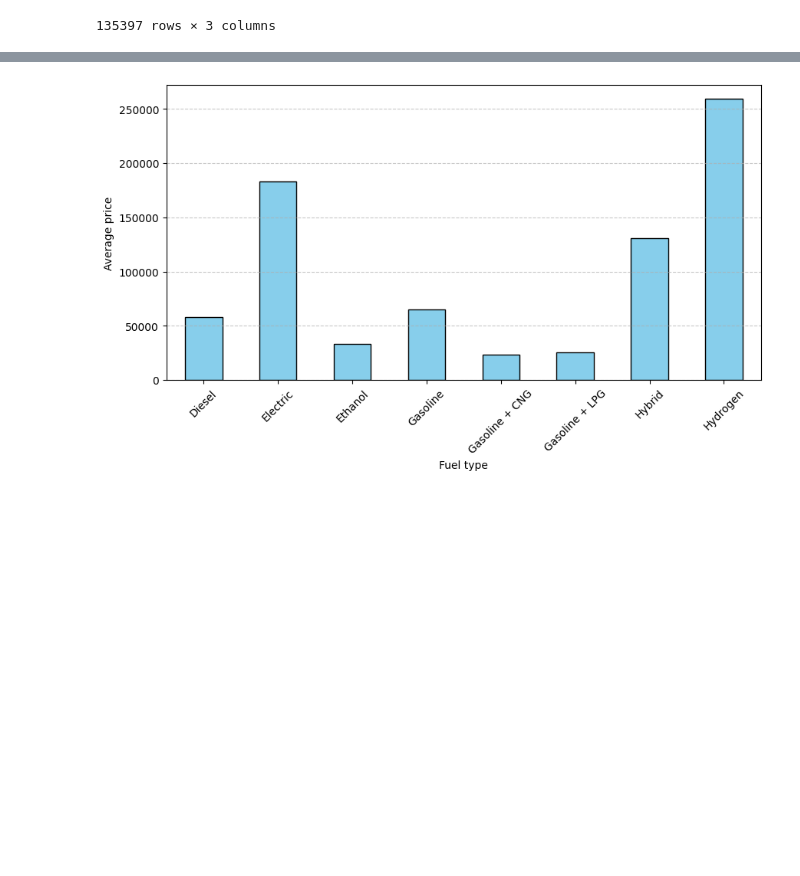
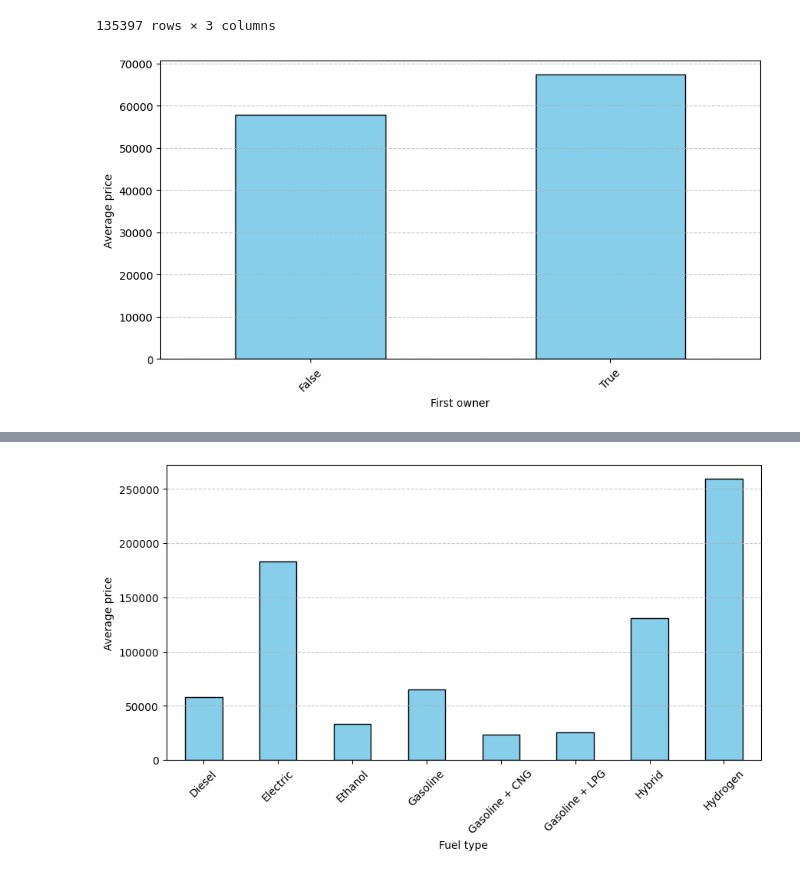
Before and after one commit to GameRuiner/Car-Price-Prediction, a Jupyter notebook: working/notebooks/EDA.ipynb, the cells around one changed output, grey strips where cells are left out. Cells and saved outputs as stored; diff of their text form; code cells hidden in the pictures; blank space fills up the shorter version.

```diff
--- a/working/notebooks/EDA.ipynb
+++ b/working/notebooks/EDA.ipynb
@@ -120,3 +155,8 @@ def make_price_average_chart(df, column, xlabel):
     plt.xticks(rotation=45)
     plt.grid(axis='y', linestyle='--', alpha=0.7)
     plt.show()
+# %%
+df["owner_bin"] = df["Kraj_pochodzenia"].apply(lambda x: False if pd.isnull(x) else True)
+make_price_average_chart(df, 'owner_bin', "First owner")
+# %% [output]
+[figure, added]
```
Also changed, not shown: parts of 12 cells of this notebook, 1 other file.
